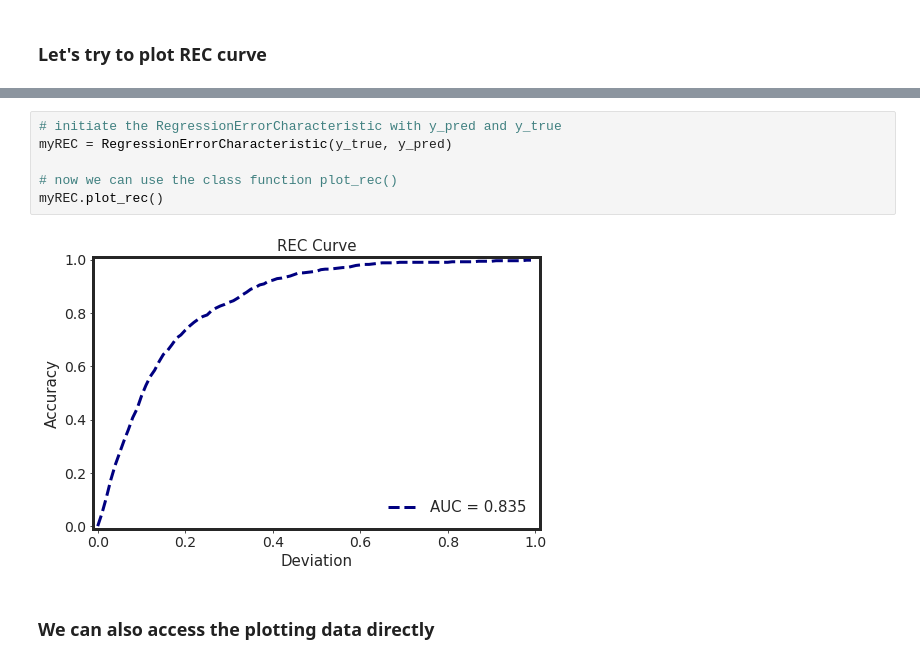
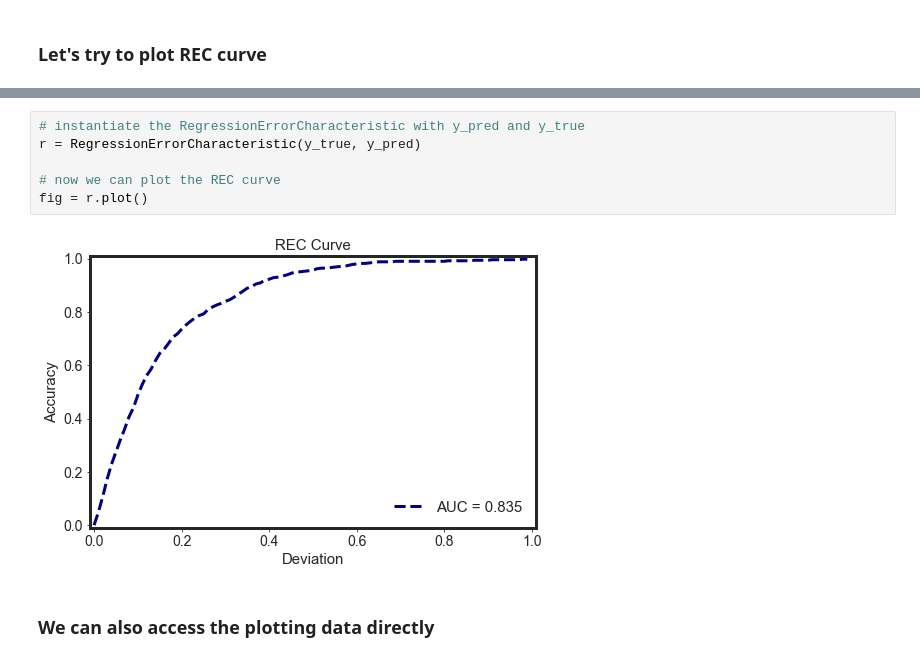
Before and after one commit to amirhessam88/Regression-Error-Characteristic-Curve, a Jupyter notebook: examples/example.ipynb, the cells around one changed output, grey strips where cells are left out. Drawn from its saved outputs; the diff is of its cells as text.

```diff
--- a/examples/example.ipynb
+++ b/examples/example.ipynb
@@ -36,11 +72,11 @@ from src.rec import RegressionErrorCharacteristic
 # %%
-# initiate the RegressionErrorCharacteristic with y_pred and y_true
-myREC = RegressionErrorCharacteristic(y_true, y_pred)
+# instantiate the RegressionErrorCharacteristic with y_pred and y_true
+r = RegressionErrorCharacteristic(y_true, y_pred)
 
-# now we can use the class function plot_rec()
-myREC.plot_rec()
+# now we can plot the REC curve
+fig = r.plot()
 # %% [output]
-[figure, old version]
+[figure, new version]
 # %% [markdown]
 ### We can also access the plotting data directly
 # %%
```
Also changed, not shown: parts of 7 cells of this notebook, 20 other files.
